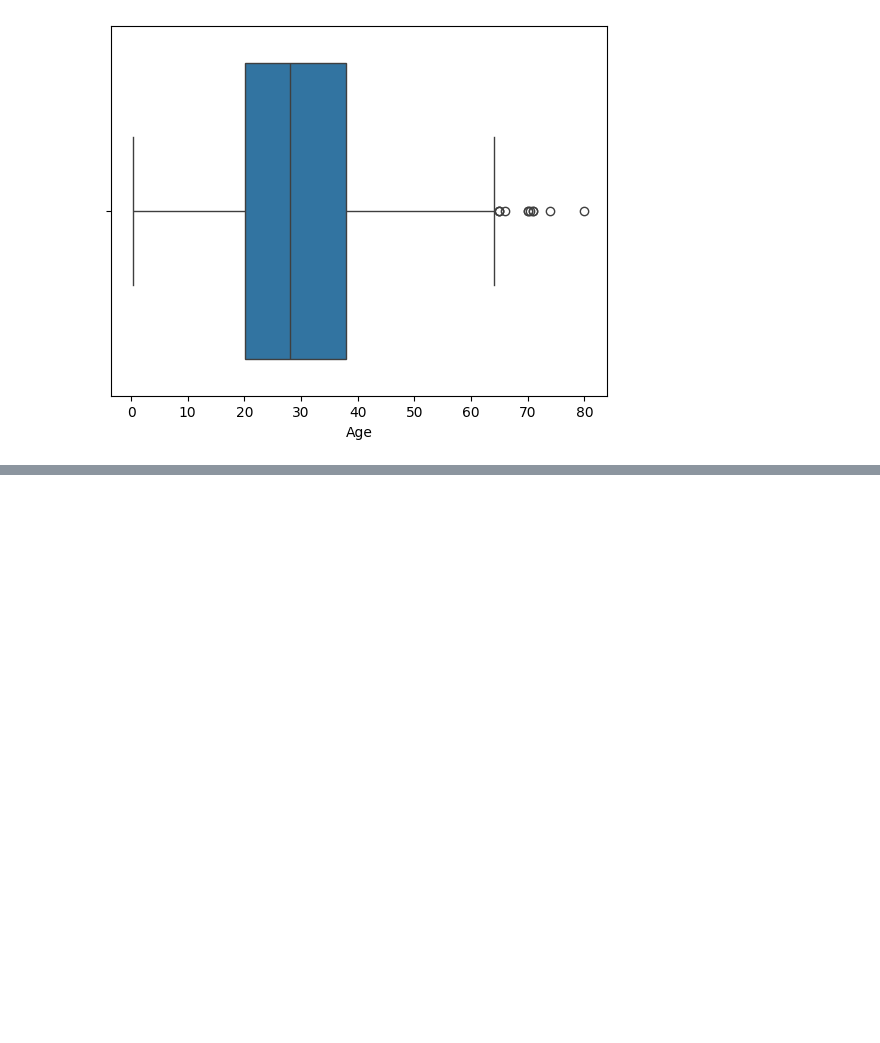
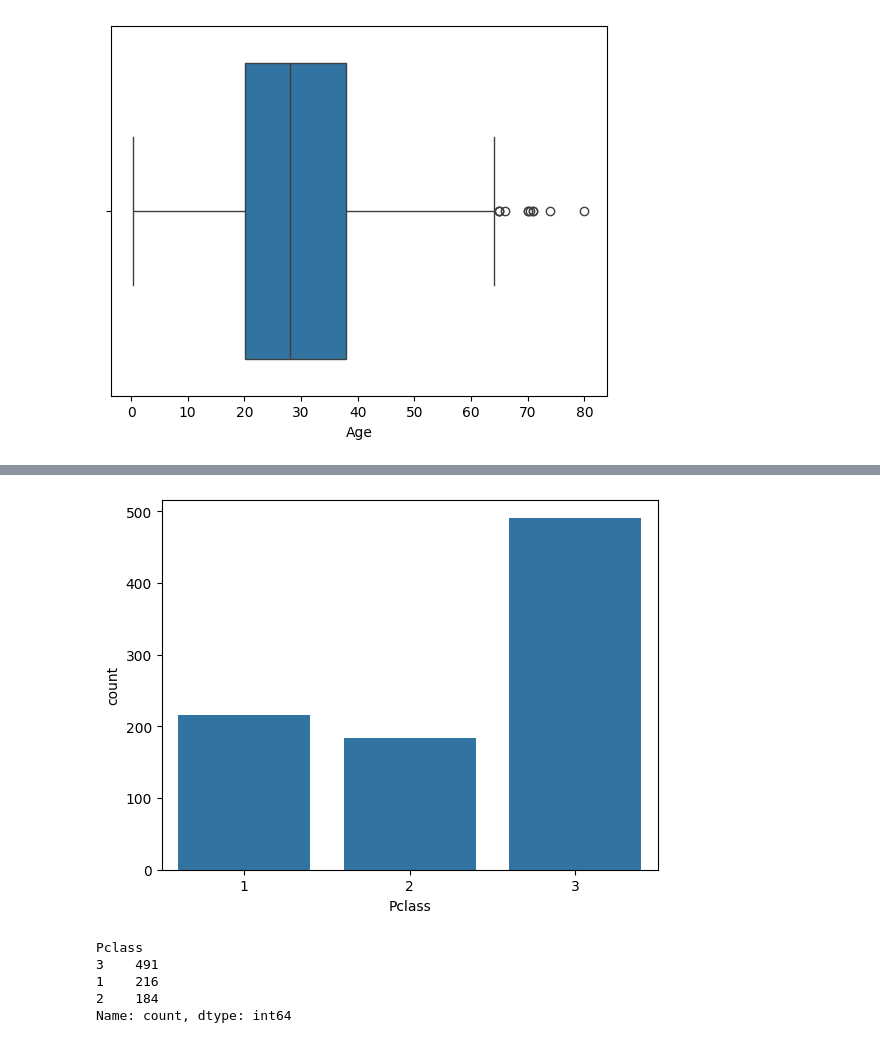
Before and after one commit to Roottoaccess/Semister2_ALL_important_concepts, a Jupyter notebook: AI and ML/data_ingestion.ipynb, the cells around one changed output, grey strips where cells are left out. Drawn from its saved outputs; the diff is of its cells as text; code cells hidden in the pictures; blank space fills up the shorter version.

```diff
--- a/AI and ML/data_ingestion.ipynb
+++ b/AI and ML/data_ingestion.ipynb
@@ -707,0 +731,3 @@ plt.show()
+# %%
+ls = pd.read_csv('titanic.csv')
+ls.head()
@@ -707,0 +741,14 @@ plt.show()
+# %%
+# Counting according the column
+sns.countplot(x = 'Pclass', data=ls)
+plt.show()
+# %% [output]
+[figure, added]
+# %%
+ls['Pclass'].value_counts()
+# %% [output]
+Pclass
+3    491
+1    216
+2    184
+Name: count, dtype: int64
```
Also changed, not shown: parts of 16 cells of this notebook.
